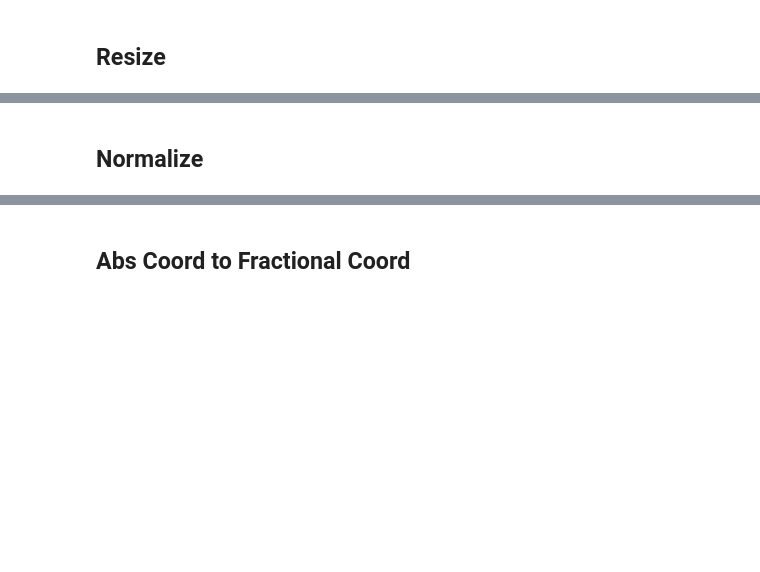
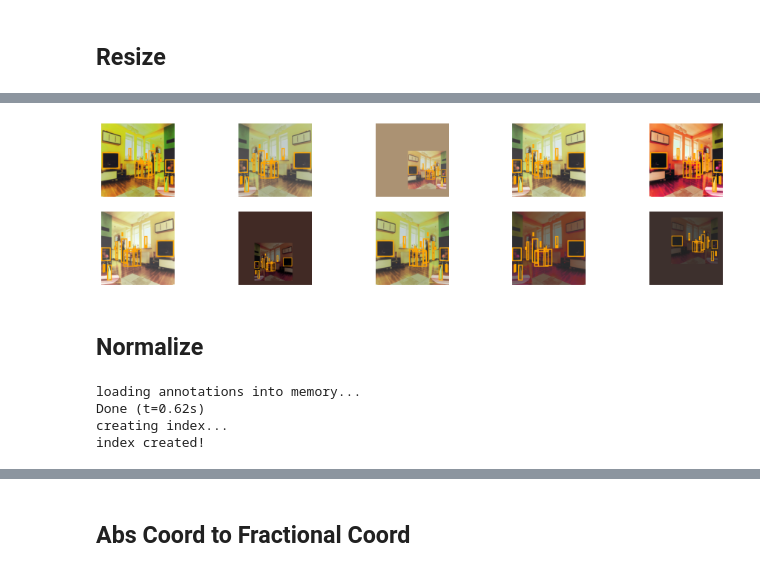
Before and after one commit to jctc-sol/coco_object_detection, a Jupyter notebook: 2. DataAugmentations.ipynb, the cells around one changed output, grey strips where cells are left out. Saved outputs shown, nothing was run; the diff lists cells and outputs as text; code cells hidden in the pictures; blank space fills up the shorter version.

```diff
--- a/2. DataAugmentations.ipynb
+++ b/2. DataAugmentations.ipynb
@@ -158,2 +153,25 @@ def flip(image, boxes):
 # %% [markdown]
 ## Resize
+# %%
+class Resize(object):
+    """
+    Resize image and bounding boxes to specified target `size` in the
+    form of either integer or tuple (H, W)
+    """
+    def __init__(self, size):
+        self.target_size = size
+
+
+    def __call__(self, sample):
+        # resize image
+        image = sample['image']
+        new_image = FT.resize(image, self.target_size)
+        # resize boxes
+        boxes = sample['boxes']
+        boxes[:,0] = boxes[:,0] * new_image.width / image.width
+        boxes[:,1] = boxes[:,1] * new_image.height / image.height
+        boxes[:,2] = boxes[:,2] * new_image.width / image.width
+        boxes[:,3] = boxes[:,3] * new_image.height / image.height
+        sample['image'] = new_image
+        sample['boxes'] = boxes
+        return sample
@@ -160,2 +191,6 @@ def flip(image, boxes):
+# %%
+show_augmented_samples(ds)
+# %% [output]
+[figure, added]
 # %% [markdown]
 ## Normalize
@@ -161,0 +214,14 @@ def flip(image, boxes):
+# %%
+basic_tfs = [PhotometricDistort(1.),
+             Flip(0.5),
+             Resize((300,300)),
+             ImageToTensor(), CategoryToTensor(), BoxToTensor(),
+             Zoomout(0.5, max_scale=2.5),
+             Normalize()]
+tfms = transforms.Compose(basic_tfs)
+ds = CocoDataset(data_dir='./', dataset='val2017', anno_type='instances', transforms=tfms)
+# %% [output]
+loading annotations into memory...
+Done (t=0.62s)
+creating index...
+index created!
```
Also changed, not shown: parts of 13 cells of this notebook, 2 other files.
